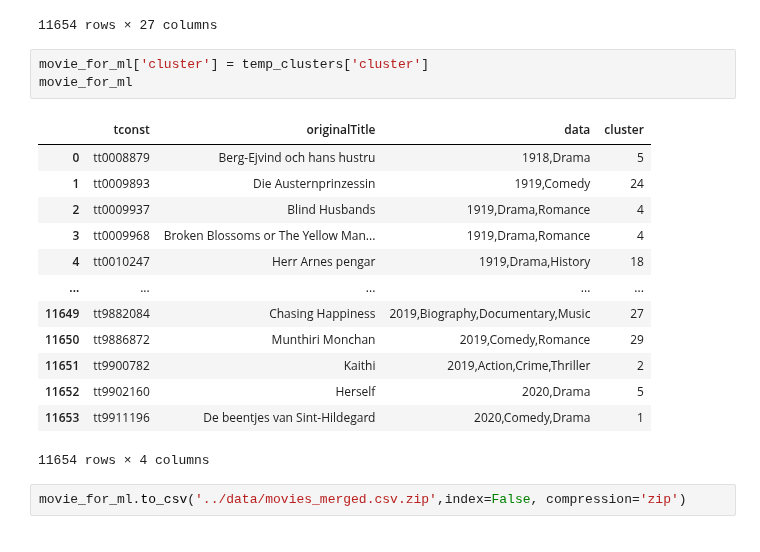
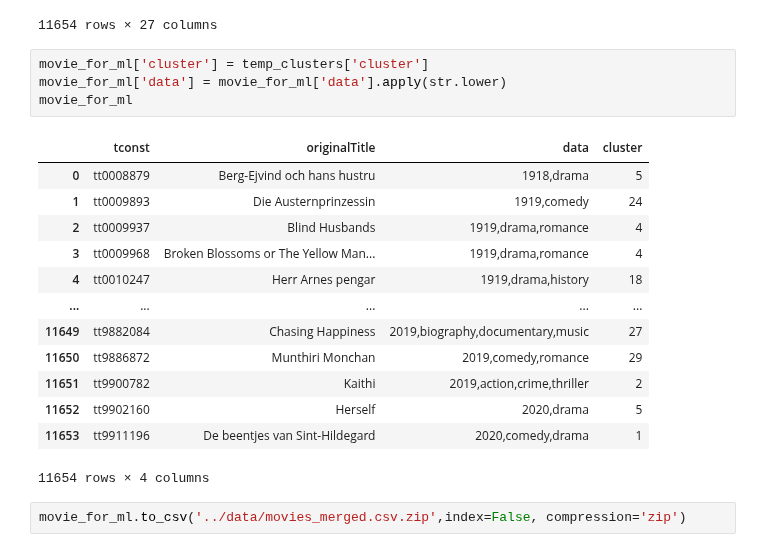
Before and after one commit to CathieLC/Wild_movie_project, a Jupyter notebook: Guillaume/cosine_df.ipynb, the cells around one changed output. Drawn from its saved outputs; the diff is of its cells as text.

```diff
--- a/Guillaume/cosine_df.ipynb
+++ b/Guillaume/cosine_df.ipynb
@@ -126,20 +126,21 @@ temp_clusters
 11654 rows × 27 columns
 # %%
 movie_for_ml['cluster'] = temp_clusters['cluster']
+movie_for_ml['data'] = movie_for_ml['data'].apply(str.lower)
 movie_for_ml
 # %% [output]
 |  | tconst | originalTitle | data | cluster |
-| 0 | tt0008879 | Berg-Ejvind och hans hustru | 1918,Drama | 5 |
-| 1 | tt0009893 | Die Austernprinzessin | 1919,Comedy | 24 |
-| 2 | tt0009937 | Blind Husbands | 1919,Drama,Romance | 4 |
-| 3 | tt0009968 | Broken Blossoms or The Yellow Man... | 1919,Drama,Romance | 4 |
-| 4 | tt0010247 | Herr Arnes pengar | 1919,Drama,History | 18 |
+| 0 | tt0008879 | Berg-Ejvind och hans hustru | 1918,drama | 5 |
+| 1 | tt0009893 | Die Austernprinzessin | 1919,comedy | 24 |
+| 2 | tt0009937 | Blind Husbands | 1919,drama,romance | 4 |
+| 3 | tt0009968 | Broken Blossoms or The Yellow Man... | 1919,drama,romance | 4 |
+| 4 | tt0010247 | Herr Arnes pengar | 1919,drama,history | 18 |
 | ... | ... | ... | ... | ... |
-| 11649 | tt9882084 | Chasing Happiness | 2019,Biography,Documentary,Music | 27 |
-| 11650 | tt9886872 | Munthiri Monchan | 2019,Comedy,Romance | 29 |
-| 11651 | tt9900782 | Kaithi | 2019,Action,Crime,Thriller | 2 |
-| 11652 | tt9902160 | Herself | 2020,Drama | 5 |
-| 11653 | tt9911196 | De beentjes van Sint-Hildegard | 2020,Comedy,Drama | 1 |
+| 11649 | tt9882084 | Chasing Happiness | 2019,biography,documentary,music | 27 |
+| 11650 | tt9886872 | Munthiri Monchan | 2019,comedy,romance | 29 |
+| 11651 | tt9900782 | Kaithi | 2019,action,crime,thriller | 2 |
+| 11652 | tt9902160 | Herself | 2020,drama | 5 |
+| 11653 | tt9911196 | De beentjes van Sint-Hildegard | 2020,comedy,drama | 1 |
 11654 rows × 4 columns
 # %%
 movie_for_ml.to_csv('../data/movies_merged.csv.zip',index=False, compression='zip')
```
Also changed, not shown: parts of 1 cell of this notebook, 2 other files.
